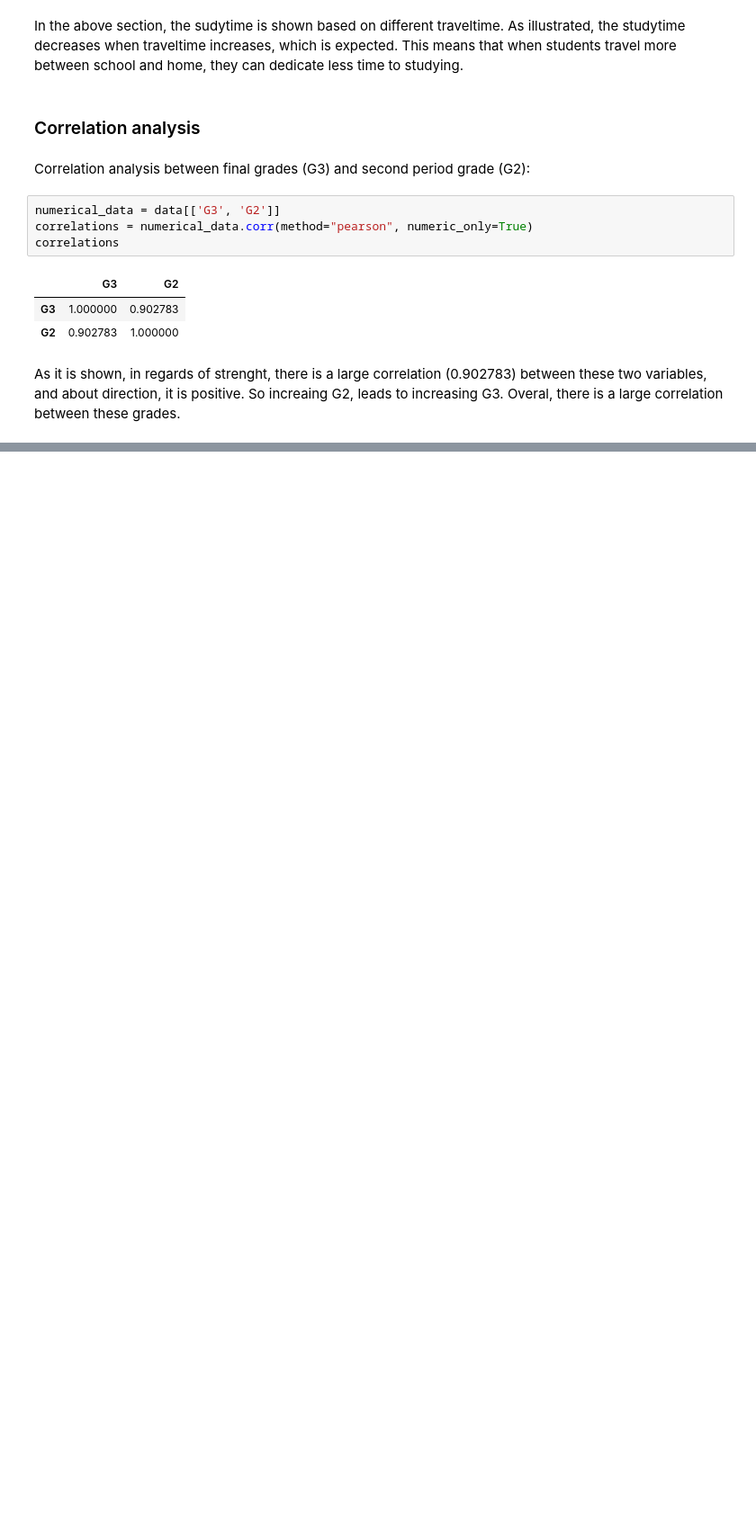
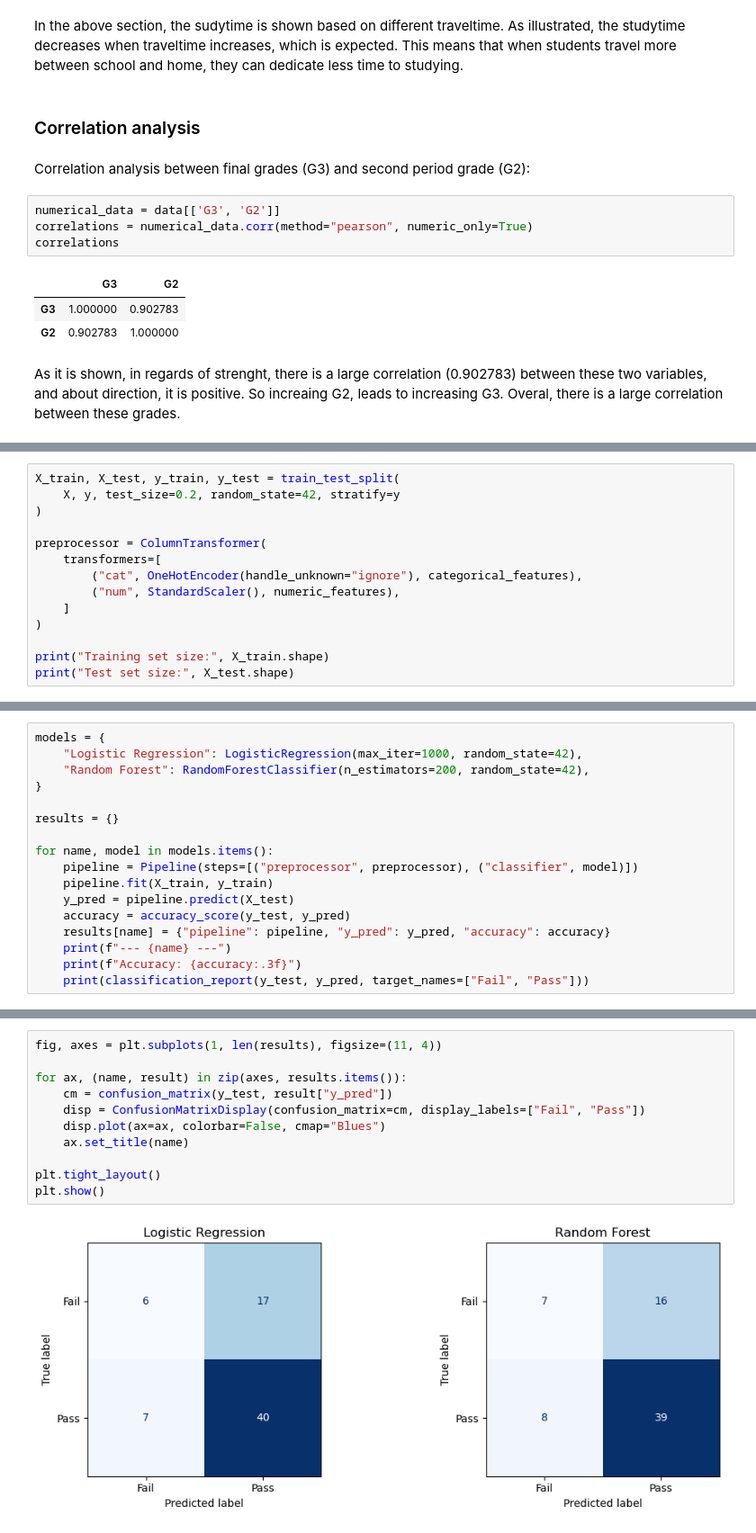
Before and after one commit to ZeinabBagherifard/Student-Performance-Analysis, a Jupyter notebook: student-performance-eda.ipynb, the cells around one changed output, grey strips where cells are left out. Shown at 90% size. Saved outputs shown, nothing was run; the diff lists cells and outputs as text; blank space fills up the shorter version.

```diff
--- a/student-performance-eda.ipynb
+++ b/student-performance-eda.ipynb
@@ -423,0 +476,14 @@ As it is shown, in regards of strenght, there is a large correlation (0.902783)
+# %%
+X_train, X_test, y_train, y_test = train_test_split(
+    X, y, test_size=0.2, random_state=42, stratify=y
+)
+
+preprocessor = ColumnTransformer(
+    transformers=[
+        ("cat", OneHotEncoder(handle_unknown="ignore"), categorical_features),
+        ("num", StandardScaler(), numeric_features),
+    ]
+)
+
+print("Training set size:", X_train.shape)
+print("Test set size:", X_test.shape)
@@ -423,0 +498,17 @@ As it is shown, in regards of strenght, there is a large correlation (0.902783)
+# %%
+models = {
+    "Logistic Regression": LogisticRegression(max_iter=1000, random_state=42),
+    "Random Forest": RandomForestClassifier(n_estimators=200, random_state=42),
+}
+
+results = {}
+
+for name, model in models.items():
+    pipeline = Pipeline(steps=[("preprocessor", preprocessor), ("classifier", model)])
+    pipeline.fit(X_train, y_train)
+    y_pred = pipeline.predict(X_test)
+    accuracy = accuracy_score(y_test, y_pred)
+    results[name] = {"pipeline": pipeline, "y_pred": y_pred, "accuracy": accuracy}
+    print(f"--- {name} ---")
+    print(f"Accuracy: {accuracy:.3f}")
+    print(classification_report(y_test, y_pred, target_names=["Fail", "Pass"]))
@@ -423,0 +535,13 @@ As it is shown, in regards of strenght, there is a large correlation (0.902783)
+# %%
+fig, axes = plt.subplots(1, len(results), figsize=(11, 4))
+
+for ax, (name, result) in zip(axes, results.items()):
+    cm = confusion_matrix(y_test, result["y_pred"])
+    disp = ConfusionMatrixDisplay(confusion_matrix=cm, display_labels=["Fail", "Pass"])
+    disp.plot(ax=ax, colorbar=False, cmap="Blues")
+    ax.set_title(name)
+
+plt.tight_layout()
+plt.show()
+# %% [output]
+[figure, added]
```
Also changed, not shown: parts of 18 cells of this notebook, 1 other file.
